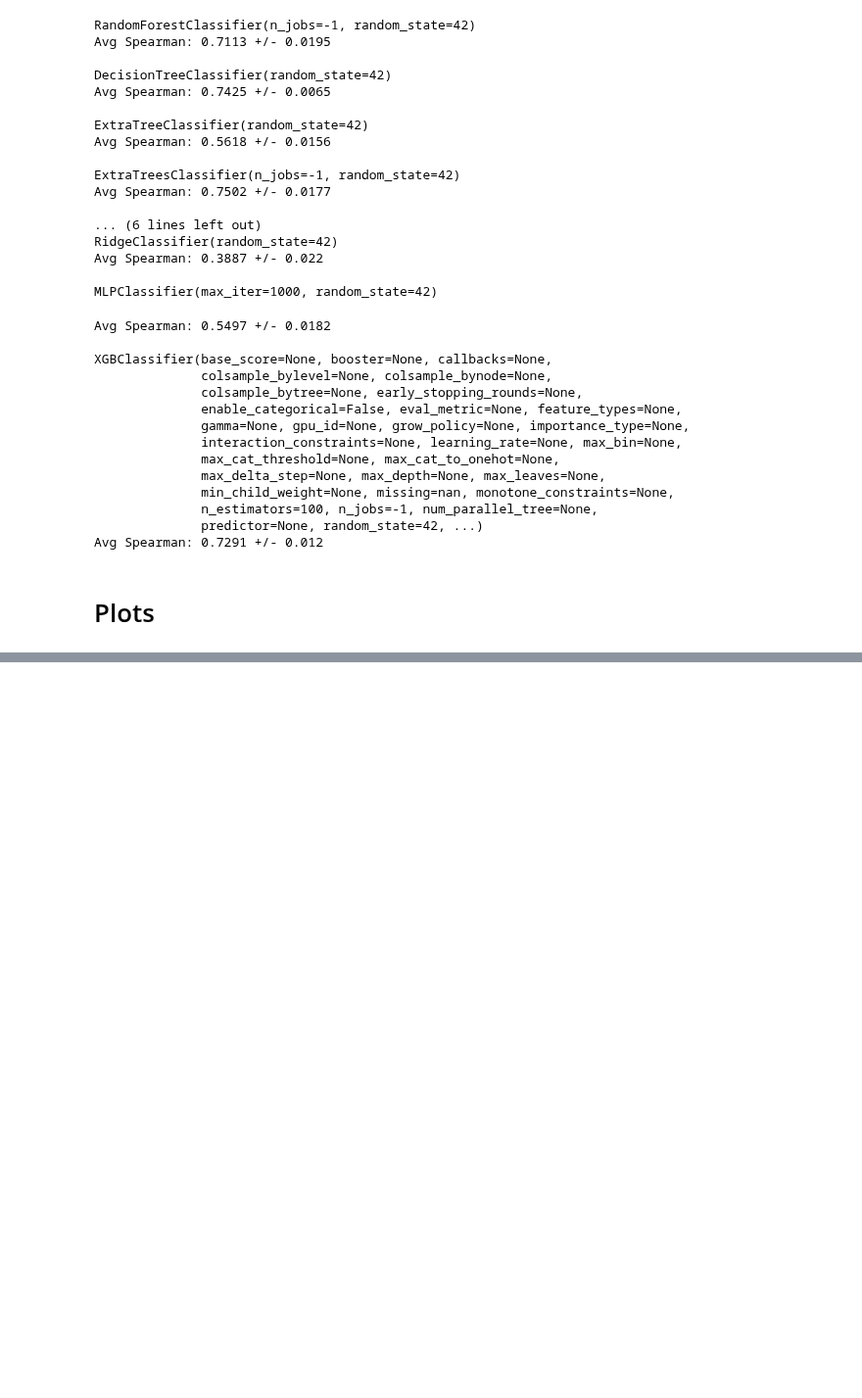
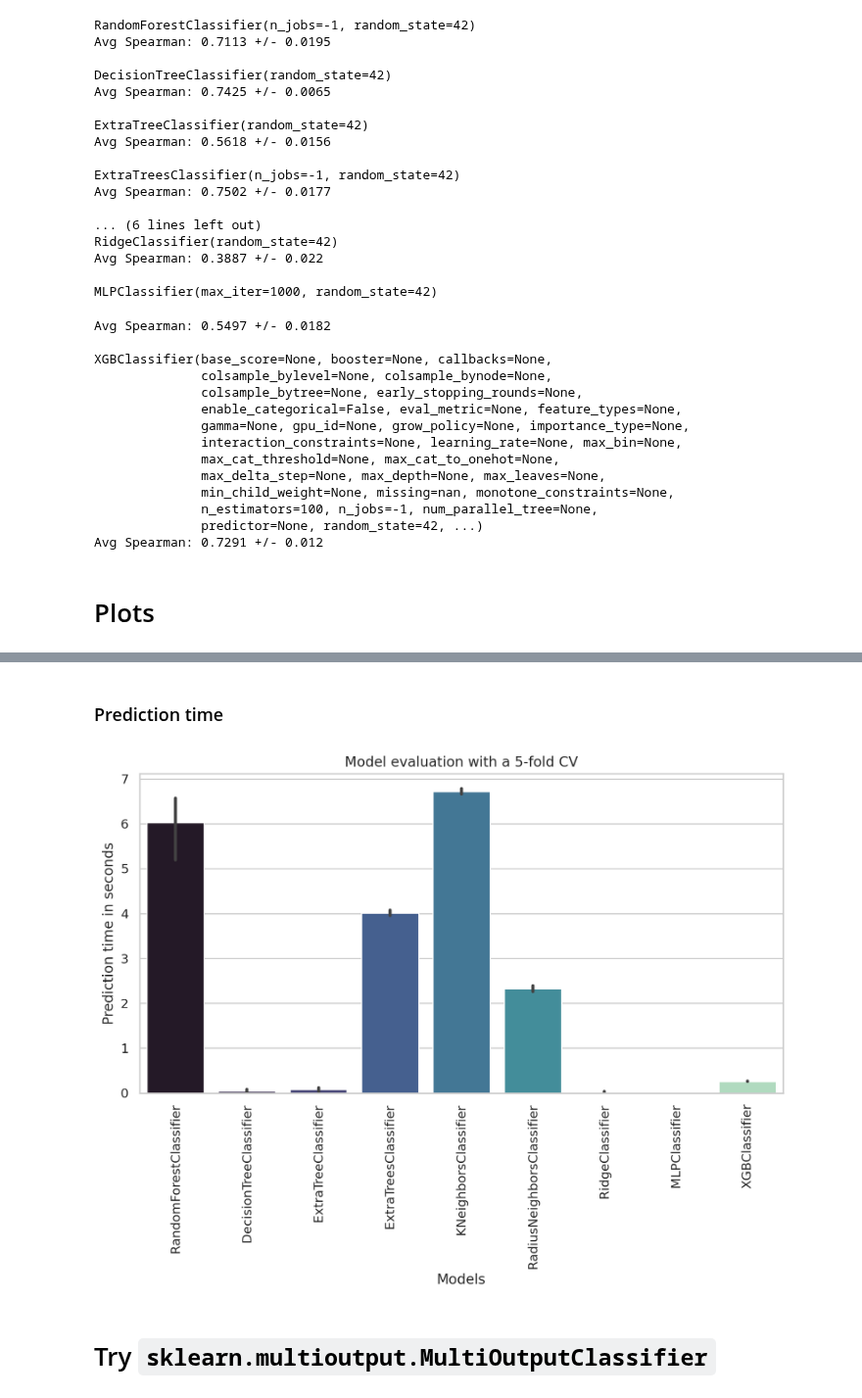
Before and after one commit to nina-prog/meta-learning-for-encoder-selection, a Jupyter notebook: notebooks/week12/week12-pairwise-methods-K.ipynb, the cells around one changed output, grey strips where cells are left out. Shown at 98% size. Drawn from its saved outputs; the diff is of its cells as text; code cells hidden in the pictures; blank space fills up the shorter version.

Commit message:
Added code for MultiOutputClassifier

````diff
--- a/notebooks/week12/week12-pairwise-methods-K.ipynb
+++ b/notebooks/week12/week12-pairwise-methods-K.ipynb
@@ -393,0 +468,25 @@ for item in axes.get_xticklabels():
+# %% [markdown]
+### Prediction time
+# %%
+fig, axes = plt.subplots(figsize=(10, 5), nrows=1, ncols=1)
+plot = sns.barplot(data=df_plot, x="model", y="pred_time", palette="mako")  # ax=axes,
+#plot.axhline(0.7185, color='r', ls='--', label='Baseline model (avg spearman: 0.7185)')
+plot.set(title="Model evaluation with a 5-fold CV")
+#plot.set_ylim([0.0, 1.0])
+#plot.legend()
+
+plot.set_xlabel("Models")
+plot.set_ylabel("Prediction time in seconds")
+
+# Save figures
+f = plot.get_figure()
+f.savefig("Prediction_time_mako.png")
+f.savefig("Prediction_time_mako.svg")
+
+# Rotate items on x axis
+for item in axes.get_xticklabels():
+        item.set_rotation(90)
+# %% [output]
+[figure, added]
+# %% [markdown]
+# Try ```sklearn.multioutput.MultiOutputClassifier```
````
Also changed, not shown: parts of 23 cells of this notebook.
